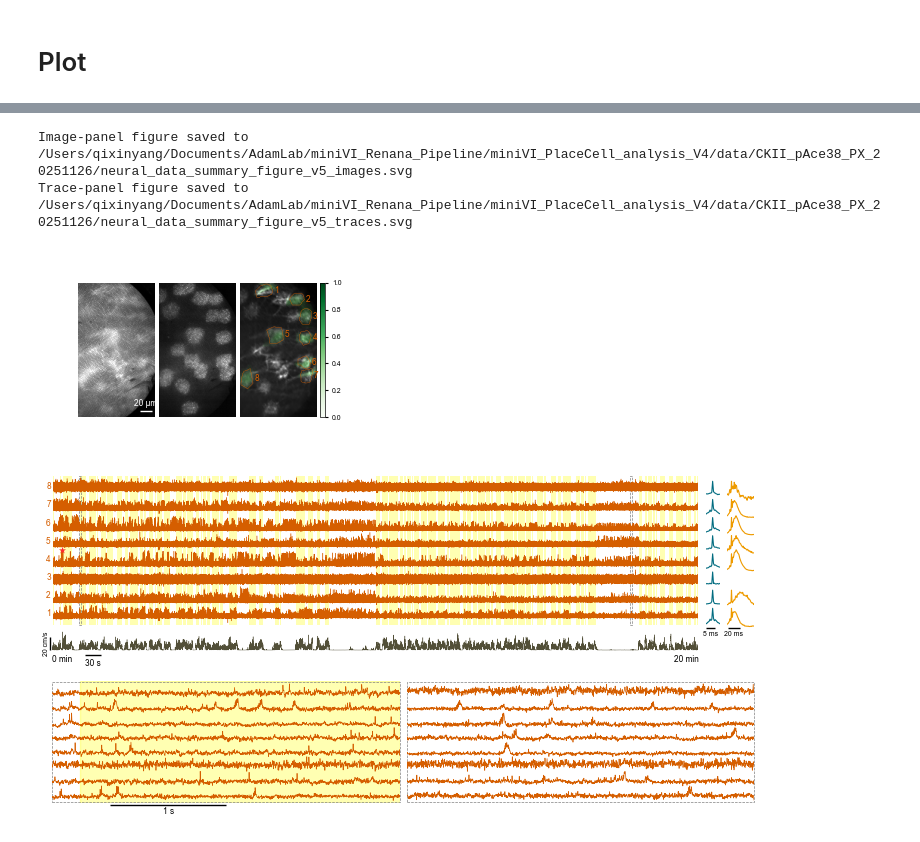
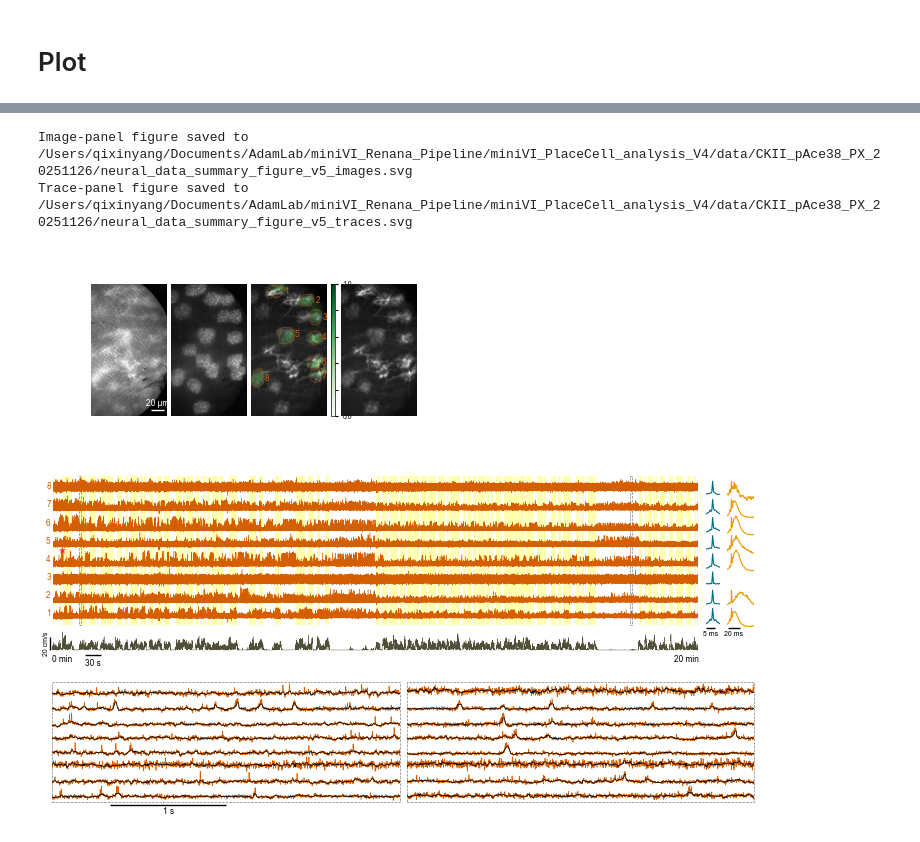
Before and after one commit to QixinYang77/miniVI_Renana_Pipeline, a Jupyter notebook: miniVI_PlaceCell_analysis_V4/Figure2_code/Figure2_pAce38.ipynb, the cells around one changed output, grey strips where cells are left out. Saved outputs shown, nothing was run; the diff lists cells and outputs as text; code cells hidden in the pictures.

```diff
--- a/miniVI_PlaceCell_analysis_V4/Figure2_code/Figure2_pAce38.ipynb
+++ b/miniVI_PlaceCell_analysis_V4/Figure2_code/Figure2_pAce38.ipynb
@@ -855,15 +1075,26 @@ Figure saved to /Users/qixinyang/Documents/AdamLab/miniVI_Renana_Pipeline/miniVI
 # Split layout version: images and traces in separate figures
 # This cell expects the main summary-figure cell above to have been run first.
 
+include_unlabeled_image_column = True
+
 import matplotlib as mpl
 
 # Rebuild the image panel as a horizontal layout with each image rotated 90 degrees
-fig_images = plt.figure(figsize=(3.2, 2.))
-gs_images_split = gridspec.GridSpec(1, 4, width_ratios=[1, 1, 1, 0.06], wspace=0.08)
+image_panel_width_ratios = [1, 1, 1, 0.06]
+if include_unlabeled_image_column:
+    image_panel_width_ratios.append(1)
+fig_images_width = 4.2 if include_unlabeled_image_column else 3.2
+fig_images = plt.figure(figsize=(fig_images_width, 2.))
+gs_images_split = gridspec.GridSpec(
+    1, len(image_panel_width_ratios),
+    width_ratios=image_panel_width_ratios,
+    wspace=0.08
+)
 ax1_split = fig_images.add_subplot(gs_images_split[0, 0])
 ax2_split = fig_images.add_subplot(gs_images_split[0, 1])
 ax3_split = fig_images.add_subplot(gs_images_split[0, 2])
 cax3_split = fig_images.add_subplot(gs_images_split[0, 3])
+ax4_split = fig_images.add_subplot(gs_images_split[0, 4]) if include_unlabeled_image_column else None
 
 def _rot90_image(img):
     return np.rot90(img, k=1)
@@ -904,6 +1135,10 @@ if np.nanmax(weights_overlay_split) > 0:
     weights_rgba_split[..., 3] = 0.25 * weights_overlay_split
     ax3_split.imshow(weights_rgba_split, aspect='equal')
 ax3_split.axis('off')
+
+if include_unlabeled_image_column:
+    ax4_split.imshow(mean_image2_rot, cmap='gray', aspect='equal')
+    ax4_split.axis('off')
 
 for display_idx, cell_idx in enumerate(display_cell_indices):
     roi_rot = _rot90_image(ROIs[cell_idx])
@@ -1047,12 +1282,6 @@ ax_cb_split.plot([cb_bar_x_start, cb_bar_x_end], [bar_y, bar_y], color='black',
 ax_cb_split.text((cb_bar_x_start + cb_bar_x_end) / 2, bar_y - 0.15, '20 ms', fontsize=5, ha='center', va='top')
 
 zoom1_end = zoom1_start + zoom_window
-for start, end in moving_epochs:
-    t_start = start / frame_rate
-    t_end = end / frame_rate
-    if t_end >= zoom1_start and t_start <= zoom1_end:
-        ax_zoom1.axvspan(max(t_start, zoom1_start), min(t_end, zoom1_end), color='yellow', alpha=0.3, zorder=0)
-
 zoom1_idx_start = int(zoom1_start * sampling_rate)
 zoom1_idx_end = int(zoom1_end * sampling_rate)
 for display_idx, cell_idx in enumerate(display_cell_indices):
@@ -1066,6 +1295,10 @@ for display_idx, cell_idx in enumerate(display_cell_indices):
     else:
         trace_norm = (trace - seg_min) / (seg_max - seg_min)
     ax_zoom1.plot(time_axis, trace_norm + display_idx, linewidth=0.5, color=trace_color, rasterized=True, zorder=2)
+    subthreshold_norm = _normalize_subthreshold_for_zoom(cell_idx, seg_min, seg_max)
+    if subthreshold_norm is not None:
+        ax_zoom1.plot(time_axis, subthreshold_norm + display_idx, linewidth=subthreshold_linewidth,
+                      color=subthreshold_color, rasterized=True, zorder=3)
     _shade_bad_mask_segments(ax_zoom1, display_idx, cell_idx, zoom1_start, zoom1_end)
     _shade_plateau_segments(ax_zoom1, display_idx, cell_idx, zoom1_start, zoom1_end)
 ax_zoom1.set_xlim(zoom1_start, zoom1_end)
@@ -1084,43 +1317,41 @@ rect_zoom1 = Rectangle((zoom1_start, -0.1), zoom_window, num_cells + 0.2,
 ax_zoom1.add_patch(rect_zoom1)
 
 zoom2_end = zoom2_start + zoom_window
-for start, end in moving_epochs:
-    t_start = start / frame_rate
-    t_end = end / frame_rate
-    if t_end >= zoom2_start and t_start <= zoom2_end:
-        ax_zoom2.axvspan(max(t_start, zoom2_start), min(t_end, zoom2_end), color='yellow', alpha=0.3, zorder=0)
-
 zoom2_idx_start = int(zoom2_start * sampling_rate)
 zoom2_idx_end = int(zoom2_end * sampling_rate)
 for display_idx, cell_idx in enumerate(display_cell_indices):
     trace = traces[cell_idx].squeeze().copy()
     trace[:1000] = np.nan
     segment = trace[zoom2_idx_start:zoom2_idx_end]
     seg_min = np.nanmin(segment)
     seg_max = np.nanmax(segment)
     if np.isnan(seg_min) or np.isnan(seg_max) or (seg_max == seg_min):
         trace_norm = np.full_like(trace, np.nan)
     else:
         trace_norm = (trace - seg_min) / (seg_max - seg_min)
     ax_zoom2.plot(time_axis, trace_norm + display_idx, linewidth=0.5, color=trace_color, rasterized=True, zorder=2)
+    subthreshold_norm = _normalize_subthreshold_for_zoom(cell_idx, seg_min, seg_max)
+    if subthreshold_norm is not None:
+        ax_zoom2.plot(time_axis, subthreshold_norm + display_idx, linewidth=subthreshold_linewidth,
+                      color=subthreshold_color, rasterized=True, zorder=3)
     _shade_bad_mask_segments(ax_zoom2, display_idx, cell_idx, zoom2_start, zoom2_end)
     _shade_plateau_segments(ax_zoom2, display_idx, cell_idx, zoom2_start, zoom2_end)
 ax_zoom2.set_xlim(zoom2_start, zoom2_end)
 ax_zoom2.set_ylim(-0.2, num_cells + 0.2)
 ax_zoom2.axis('off')
 rect_zoom2 = Rectangle((zoom2_start, -0.1), zoom_window, num_cells + 0.2,
                        linewidth=0.5, edgecolor='gray', facecolor='none', linestyle='--', clip_on=False)
 ax_zoom2.add_patch(rect_zoom2)
 
 fig_traces.subplots_adjust(left=0.02, right=0.995, top=0.98, bottom=0.06)
 output_traces_path = os.path.join(main_data_folder, 'neural_data_summary_figure_v5_traces.svg')
 fig_traces.savefig(output_traces_path, dpi=300)
 print(f'Trace-panel figure saved to {os.path.abspath(output_traces_path)}')
 # %% [output]
 Image-panel figure saved to /Users/qixinyang/Documents/AdamLab/miniVI_Renana_Pipeline/miniVI_PlaceCell_analysis_V4/data/CKII_pAce38_PX_20251126/neural_data_summary_figure_v5_images.svg
 Trace-panel figure saved to /Users/qixinyang/Documents/AdamLab/miniVI_Renana_Pipeline/miniVI_PlaceCell_analysis_V4/data/CKII_pAce38_PX_20251126/neural_data_summary_figure_v5_traces.svg
-[figure, old version]
+[figure, new version]
-[figure, old version]
+[figure, new version]
 # %%
 t1 = 41.6
 t2 = t1 + 1.5
```
Also changed, not shown: parts of 6 cells of this notebook, 56 other files.
